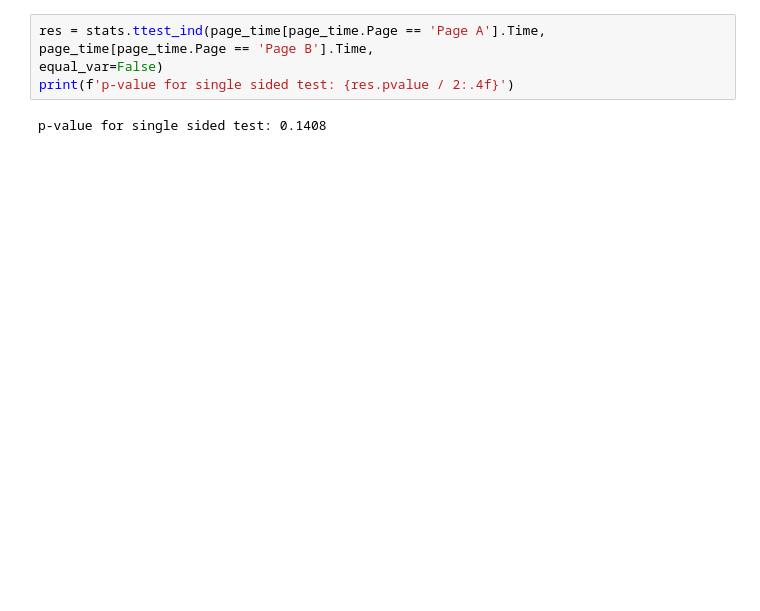
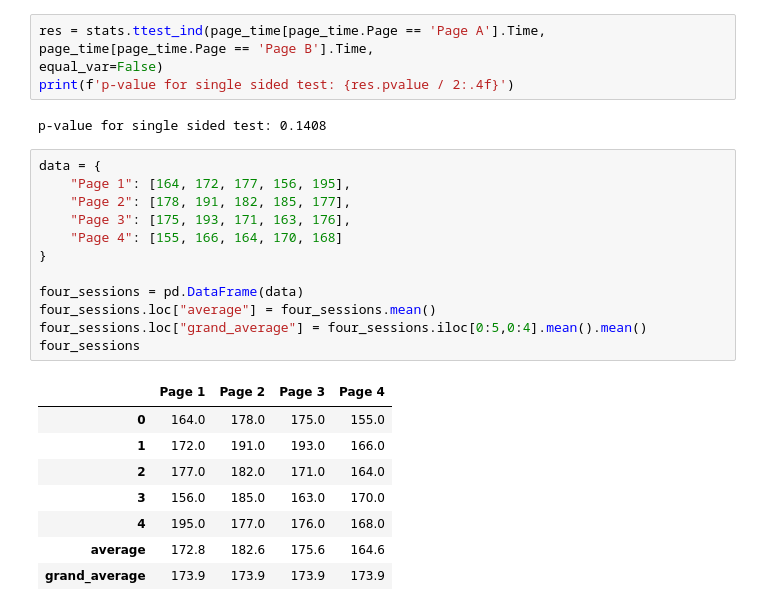
Before and after one commit to NurmukhamedKZ/Data-Projects, a Jupyter notebook: Practical_statistics/Chapter3.ipynb, the cells around one changed output. Cells and saved outputs as stored; diff of their text form; blank space fills up the shorter version.

```diff
--- a/Practical_statistics/Chapter3.ipynb
+++ b/Practical_statistics/Chapter3.ipynb
@@ -126,3 +127,24 @@ equal_var=False)
 print(f'p-value for single sided test: {res.pvalue / 2:.4f}')
 # %% [output]
 p-value for single sided test: 0.1408
+# %%
+data = {
+    "Page 1": [164, 172, 177, 156, 195],
+    "Page 2": [178, 191, 182, 185, 177],
+    "Page 3": [175, 193, 171, 163, 176],
+    "Page 4": [155, 166, 164, 170, 168]
+}
+
+four_sessions = pd.DataFrame(data)
+four_sessions.loc["average"] = four_sessions.mean()
+four_sessions.loc["grand_average"] = four_sessions.iloc[0:5,0:4].mean().mean()
+four_sessions
+# %% [output]
+|  | Page 1 | Page 2 | Page 3 | Page 4 |
+| 0 | 164.0 | 178.0 | 175.0 | 155.0 |
+| 1 | 172.0 | 191.0 | 193.0 | 166.0 |
+| 2 | 177.0 | 182.0 | 171.0 | 164.0 |
+| 3 | 156.0 | 185.0 | 163.0 | 170.0 |
+| 4 | 195.0 | 177.0 | 176.0 | 168.0 |
+| average | 172.8 | 182.6 | 175.6 | 164.6 |
+| grand_average | 173.9 | 173.9 | 173.9 | 173.9 |
```
Also changed, not shown: parts of 8 cells of this notebook, 5 other files.
